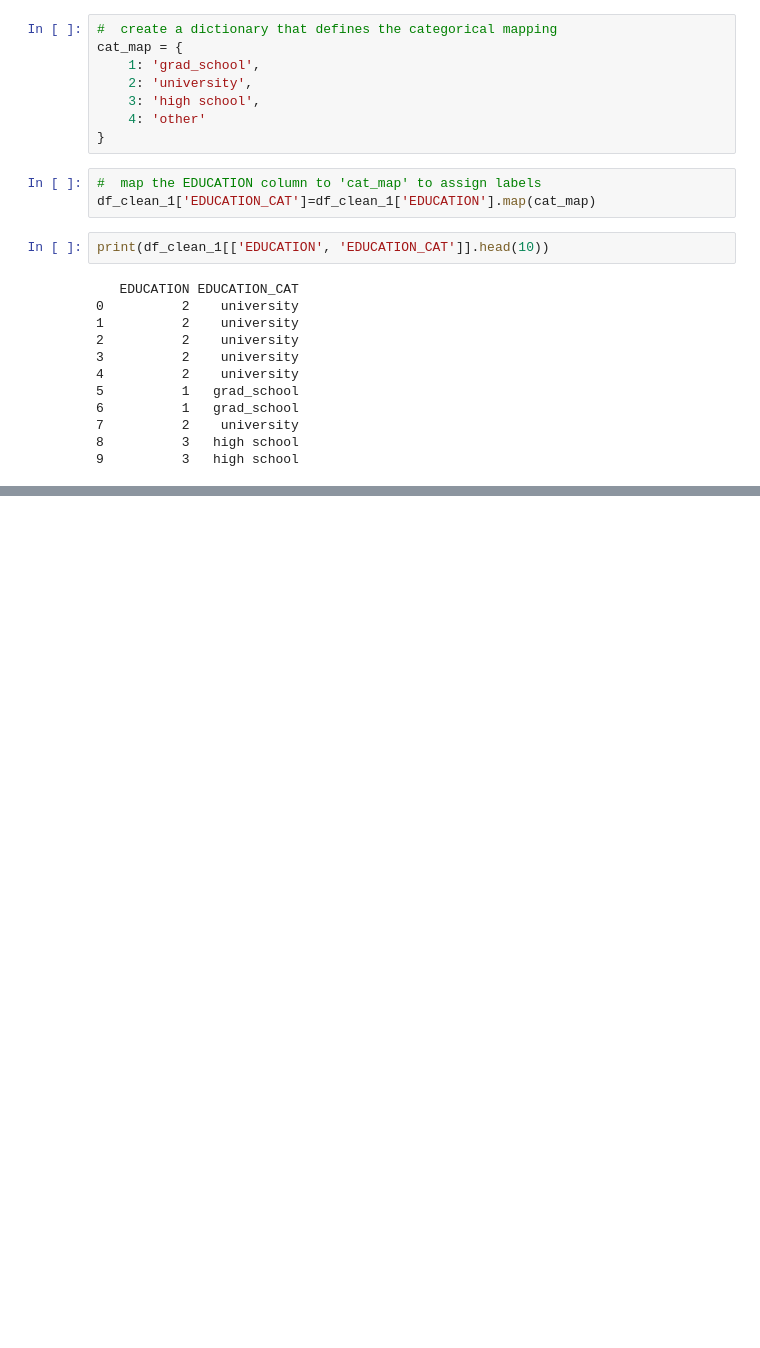
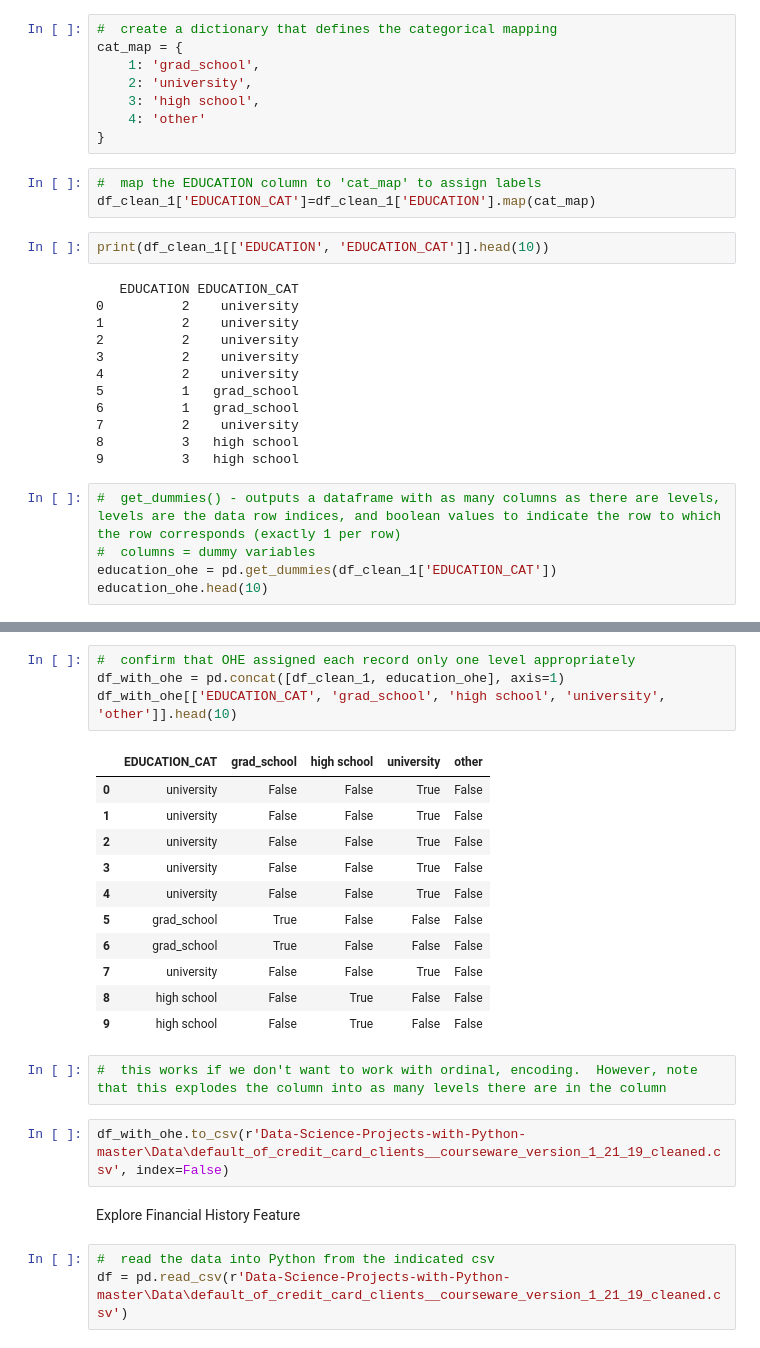
Before and after one commit to AndresDFlores/data_science, a Jupyter notebook: data_exploration.ipynb, the cells around one changed output, grey strips where cells are left out. Cells and saved outputs as stored; diff of their text form; blank space fills up the shorter version.

```diff
--- a/data_exploration.ipynb
+++ b/data_exploration.ipynb
@@ -455,3 +457,8 @@ print(df_clean_1[['EDUCATION', 'EDUCATION_CAT']].head(10))
 7          2    university
 8          3   high school
 9          3   high school
+# %%
+#  get_dummies() - outputs a dataframe with as many columns as there are levels, levels are the data row indices, and boolean values to indicate the row to which the row corresponds (exactly 1 per row)
+#  columns = dummy variables
+education_ohe = pd.get_dummies(df_clean_1['EDUCATION_CAT'])
+education_ohe.head(10)
@@ -457,0 +477,25 @@ print(df_clean_1[['EDUCATION', 'EDUCATION_CAT']].head(10))
+# %%
+#  confirm that OHE assigned each record only one level appropriately
+df_with_ohe = pd.concat([df_clean_1, education_ohe], axis=1)
+df_with_ohe[['EDUCATION_CAT', 'grad_school', 'high school', 'university', 'other']].head(10)
+# %% [output]
+|  | EDUCATION_CAT | grad_school | high school | university | other |
+| 0 | university | False | False | True | False |
+| 1 | university | False | False | True | False |
+| 2 | university | False | False | True | False |
+| 3 | university | False | False | True | False |
+| 4 | university | False | False | True | False |
+| 5 | grad_school | True | False | False | False |
+| 6 | grad_school | True | False | False | False |
+| 7 | university | False | False | True | False |
+| 8 | high school | False | True | False | False |
+| 9 | high school | False | True | False | False |
+# %%
+#  this works if we don't want to work with ordinal, encoding.  However, note that this explodes the column into as many levels there are in the column
+# %%
+df_with_ohe.to_csv(r'Data-Science-Projects-with-Python-master\Data\default_of_credit_card_clients__courseware_version_1_21_19_cleaned.csv', index=False)
+# %% [markdown]
+Explore Financial History Feature
+# %%
+#  read the data into Python from the indicated csv
+df = pd.read_csv(r'Data-Science-Projects-with-Python-master\Data\default_of_credit_card_clients__courseware_version_1_21_19_cleaned.csv')
```
Also changed, not shown: parts of 8 cells of this notebook, 1 other file.
